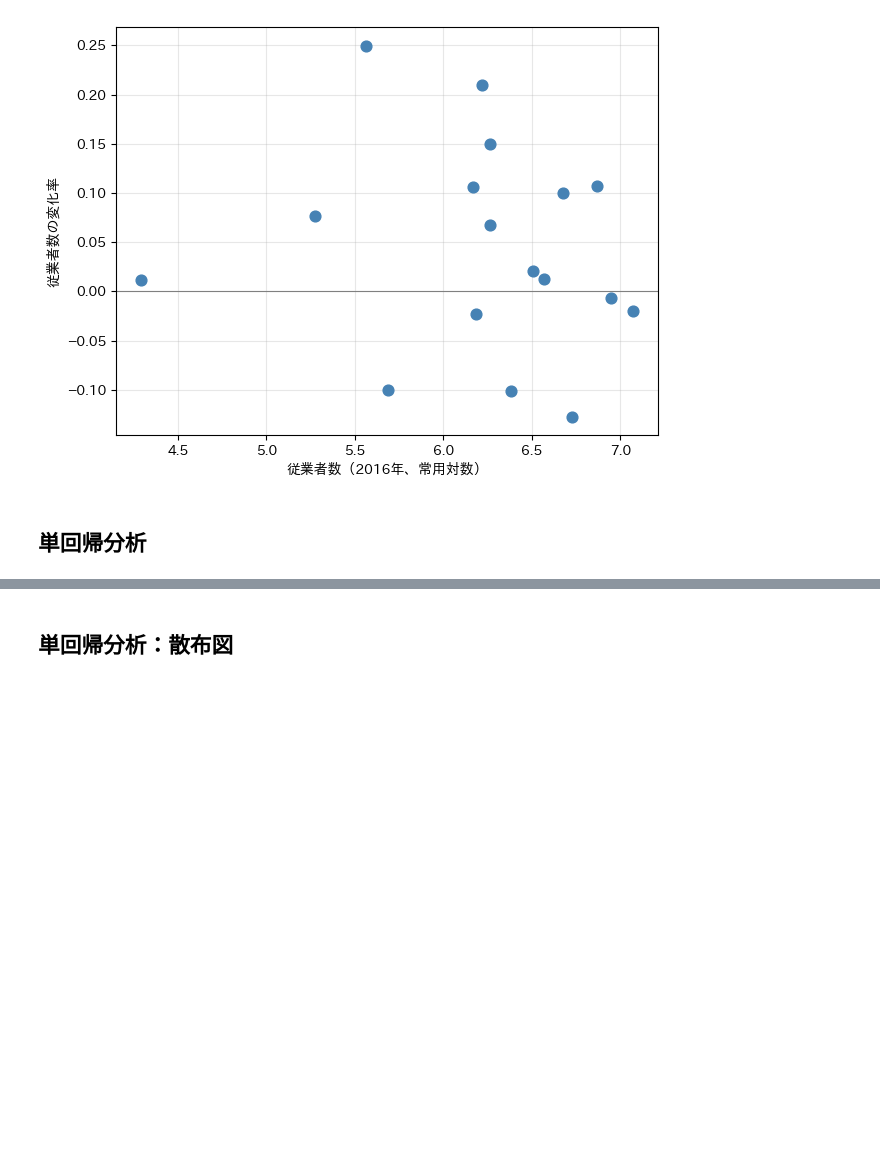
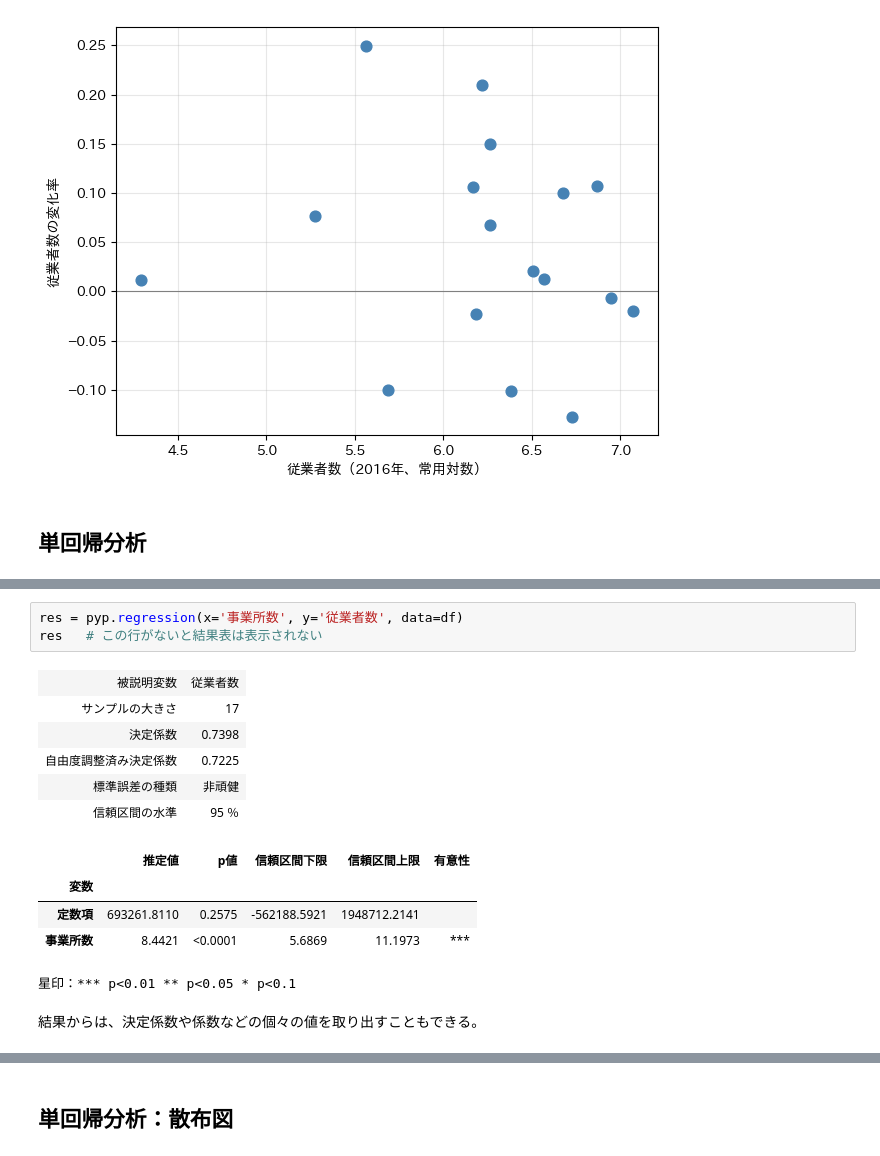
Before and after one commit to Py4Project/py4project, a Jupyter notebook: examples/example.ipynb, the cells around one changed output, grey strips where cells are left out. Saved outputs shown, nothing was run; the diff lists cells and outputs as text; blank space fills up the shorter version.

```diff
--- a/examples/example.ipynb
+++ b/examples/example.ipynb
@@ -208,0 +226,17 @@ pyp.regression(x='事業所数', y='従業者数', data=df)
+# %%
+res = pyp.regression(x='事業所数', y='従業者数', data=df)
+res   # この行がないと結果表は表示されない
+# %% [output]
+| 被説明変数 | 従業者数 |
+| サンプルの大きさ | 17 |
+| 決定係数 | 0.7398 |
+| 自由度調整済み決定係数 | 0.7225 |
+| 標準誤差の種類 | 非頑健 |
+| 信頼区間の水準 | 95 ％ |
+|  | 推定値 | p値 | 信頼区間下限 | 信頼区間上限 | 有意性 |
+| 変数 |  |  |  |  |  |
+| 定数項 | 693261.8110 | 0.2575 | -562188.5921 | 1948712.2141 |  |
+| 事業所数 | 8.4421 | <0.0001 | 5.6869 | 11.1973 | *** |
+星印：*** p<0.01 ** p<0.05 * p<0.1
+# %% [markdown]
+結果からは、決定係数や係数などの個々の値を取り出すこともできる。
```
Also changed, not shown: parts of 24 cells of this notebook, 6 other files.
